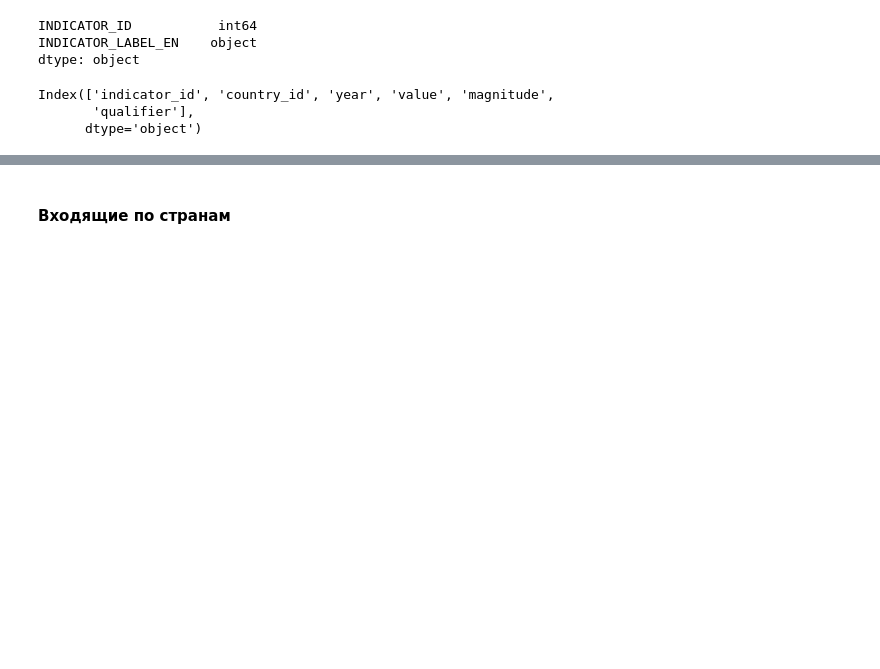
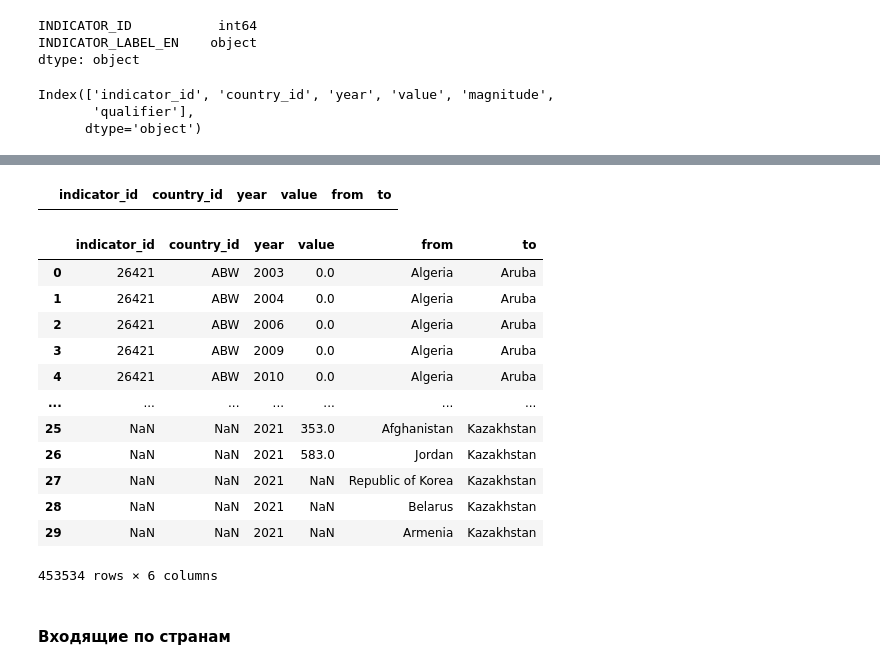
Before and after one commit to YuliyaTorgasheva/students_mobility, a Jupyter notebook: international_students_mob_CA.ipynb, the cells around one changed output, grey strips where cells are left out. Saved outputs shown, nothing was run; the diff lists cells and outputs as text; code cells hidden in the pictures; blank space fills up the shorter version.

```diff
--- a/international_students_mob_CA.ipynb
+++ b/international_students_mob_CA.ipynb
@@ -46,3 +46,10 @@ national.columns
 Index(['indicator_id', 'country_id', 'year', 'value', 'magnitude',
        'qualifier'],
       dtype='object')
+# %%
+#данные въезда в США за 2022 г
+usa_add = pd.read_csv(r"C:\Users\yuliy\Education_Projects\students_mobility\usa_inbound.csv")
+usa_add['to'] = 'United States'
+usa_add = usa_add.rename(columns={'unesco':'from'})
+usa_add = usa_add[['from','to','2022']]
+usa_add
@@ -48,0 +70,3 @@ Index(['indicator_id', 'country_id', 'year', 'value', 'magnitude',
+# %%
+usa_add_long = pd.melt(usa_add,id_vars=['from','to'],value_vars = ['2022'],var_name='year',value_name='value')
+usa_add_long
@@ -48,0 +87,4 @@ Index(['indicator_id', 'country_id', 'year', 'value', 'magnitude',
+# %%
+#данные въезда в Казахстан за 2022 г
+kaz_add_long = pd.read_csv(r"C:\Users\yuliy\Education_Projects\students_mobility\kazakhstan_inbound.csv")
+kaz_add_long.head()
@@ -49,2 +132,25 @@ Index(['indicator_id', 'country_id', 'year', 'value', 'magnitude',
+# %%
+#удалим строки 2022  в США - пустые
+total_from_to = total_from_to[~(total_from_to['to']=='United States') & ~(total_from_to['year']==2022)]
+total_from_to.head()
+# %% [output]
+|  | indicator_id | country_id | year | value | from | to |
+# %%
+total_from_to = pd.concat([total_from_to,usa_add_long,kaz_add_long])
+total_from_to
+# %% [output]
+|  | indicator_id | country_id | year | value | from | to |
+| 0 | 26421 | ABW | 2003 | 0.0 | Algeria | Aruba |
+| 1 | 26421 | ABW | 2004 | 0.0 | Algeria | Aruba |
+| 2 | 26421 | ABW | 2006 | 0.0 | Algeria | Aruba |
+| 3 | 26421 | ABW | 2009 | 0.0 | Algeria | Aruba |
+| 4 | 26421 | ABW | 2010 | 0.0 | Algeria | Aruba |
+| ... | ... | ... | ... | ... | ... | ... |
+| 25 | NaN | NaN | 2021 | 353.0 | Afghanistan | Kazakhstan |
+| 26 | NaN | NaN | 2021 | 583.0 | Jordan | Kazakhstan |
+| 27 | NaN | NaN | 2021 | NaN | Republic of Korea | Kazakhstan |
+| 28 | NaN | NaN | 2021 | NaN | Belarus | Kazakhstan |
+| 29 | NaN | NaN | 2021 | NaN | Armenia | Kazakhstan |
+453534 rows × 6 columns
 # %% [markdown]
 <h4>Входящие по странам</h4>
```
Also changed, not shown: parts of 12 cells of this notebook.
